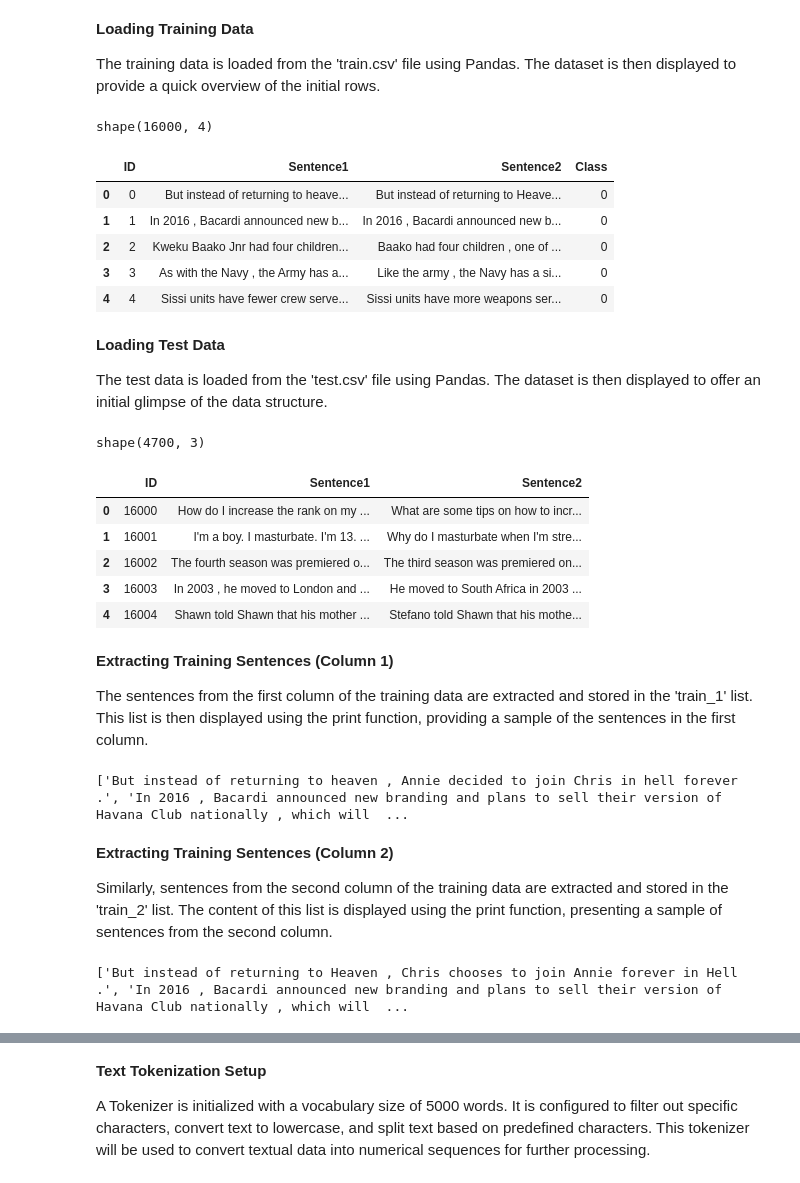
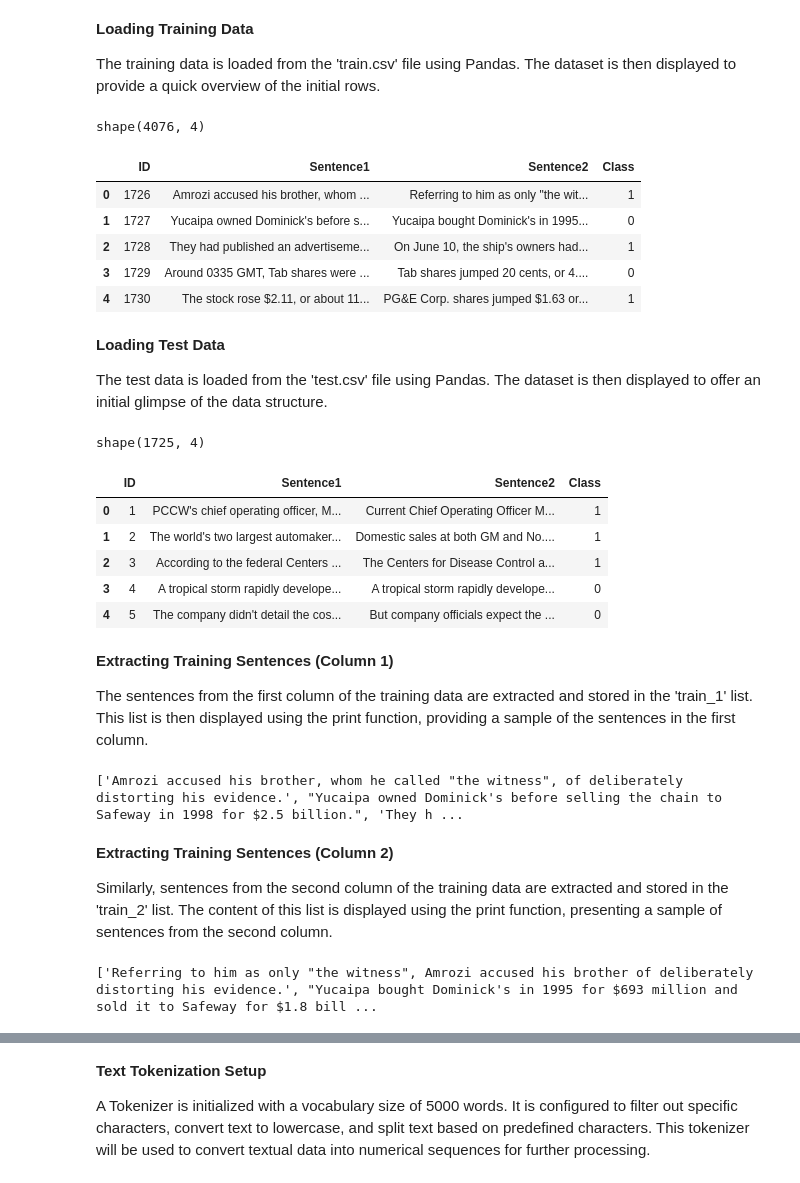
Before and after one commit to TesfayeAdugna/Paraphrase-detection, a Jupyter notebook: Model/Paraphrase Detection.ipynb, the cells around one changed output, grey strips where cells are left out. Saved outputs shown, nothing was run; the diff lists cells and outputs as text; code cells hidden in the pictures.

```diff
--- a/Model/Paraphrase Detection.ipynb
+++ b/Model/Paraphrase Detection.ipynb
@@ -24,35 +27,35 @@ import re
 
 The training data is loaded from the 'train.csv' file using Pandas. The dataset is then displayed to provide a quick overview of the initial rows.
 # %%
-train_data = pd.read_csv('./train.csv')
+train_data = pd.read_csv('msr_paraphrase_train.csv')
 pd.set_option('display.max_colwidth',None)
 print(f'shape{train_data.shape}')
 train_data.head()
 # %% [output]
-shape(16000, 4)
+shape(4076, 4)
 |  | ID | Sentence1 | Sentence2 | Class |
-| 0 | 0 | But instead of returning to heave... | But instead of returning to Heave... | 0 |
-| 1 | 1 | In 2016 , Bacardi announced new b... | In 2016 , Bacardi announced new b... | 0 |
-| 2 | 2 | Kweku Baako Jnr had four children... | Baako had four children , one of ... | 0 |
-| 3 | 3 | As with the Navy , the Army has a... | Like the army , the Navy has a si... | 0 |
-| 4 | 4 | Sissi units have fewer crew serve... | Sissi units have more weapons ser... | 0 |
+| 0 | 1726 | Amrozi accused his brother, whom ... | Referring to him as only "the wit... | 1 |
+| 1 | 1727 | Yucaipa owned Dominick's before s... | Yucaipa bought Dominick's in 1995... | 0 |
+| 2 | 1728 | They had published an advertiseme... | On June 10, the ship's owners had... | 1 |
+| 3 | 1729 | Around 0335 GMT, Tab shares were ... | Tab shares jumped 20 cents, or 4.... | 0 |
+| 4 | 1730 | The stock rose $2.11, or about 11... | PG&E Corp. shares jumped $1.63 or... | 1 |
 # %% [markdown]
 **Loading Test Data**
 
 The test data is loaded from the 'test.csv' file using Pandas. The dataset is then displayed to offer an initial glimpse of the data structure.
 # %%
-test_data = pd.read_csv('./test.csv')
+test_data = pd.read_csv('./msr_paraphrase_test.csv')
 pd.set_option('display.max_colwidth',None)
 print(f'shape{test_data.shape}')
 test_data.head()
 # %% [output]
-shape(4700, 3)
+shape(1725, 4)
-|  | ID | Sentence1 | Sentence2 |
-| 0 | 16000 | How do I increase the rank on my ... | What are some tips on how to incr... |
-| 1 | 16001 | I'm a boy. I masturbate. I'm 13. ... | Why do I masturbate when I'm stre... |
-| 2 | 16002 | The fourth season was premiered o... | The third season was premiered on... |
-| 3 | 16003 | In 2003 , he moved to London and ... | He moved to South Africa in 2003 ... |
-| 4 | 16004 | Shawn told Shawn that his mother ... | Stefano told Shawn that his mothe... |
+|  | ID | Sentence1 | Sentence2 | Class |
+| 0 | 1 | PCCW's chief operating officer, M... | Current Chief Operating Officer M... | 1 |
+| 1 | 2 | The world's two largest automaker... | Domestic sales at both GM and No.... | 1 |
+| 2 | 3 | According to the federal Centers ... | The Centers for Disease Control a... | 1 |
+| 3 | 4 | A tropical storm rapidly develope... | A tropical storm rapidly develope... | 0 |
+| 4 | 5 | The company didn't detail the cos... | But company officials expect the ... | 0 |
 # %% [markdown]
 **Extracting Training Sentences (Column 1)**
 
@@ -60,9 +63,9 @@ The sentences from the first column of the training data are extracted and store
 # %%
 train_1 = train_data.iloc[:,1]
 train_1 = list(train_1)
-print(train_1[:10])
+print(train_1[:100])
 # %% [output]
-['But instead of returning to heaven , Annie decided to join Chris in hell forever .', 'In 2016 , Bacardi announced new branding and plans to sell their version of Havana Club nationally , which will  ...
+['Amrozi accused his brother, whom he called "the witness", of deliberately distorting his evidence.', "Yucaipa owned Dominick's before selling the chain to Safeway in 1998 for $2.5 billion.", 'They h ...
 # %% [markdown]
 **Extracting Training Sentences (Column 2)**
 
@@ -70,9 +73,9 @@ Similarly, sentences from the second column of the training data are extracted a
 # %%
 train_2 = train_data.iloc[:,2]
 train_2 = list(train_2)
-print(train_2[:10])
+print(train_2[:100])
 # %% [output]
-['But instead of returning to Heaven , Chris chooses to join Annie forever in Hell .', 'In 2016 , Bacardi announced new branding and plans to sell their version of Havana Club nationally , which will  ...
+['Referring to him as only "the witness", Amrozi accused his brother of deliberately distorting his evidence.', "Yucaipa bought Dominick's in 1995 for $693 million and sold it to Safeway for $1.8 bill ...
 # %%
 full_train = train_1 + train_2
 print(full_train[:100])
```
Also changed, not shown: parts of 36 cells of this notebook.
